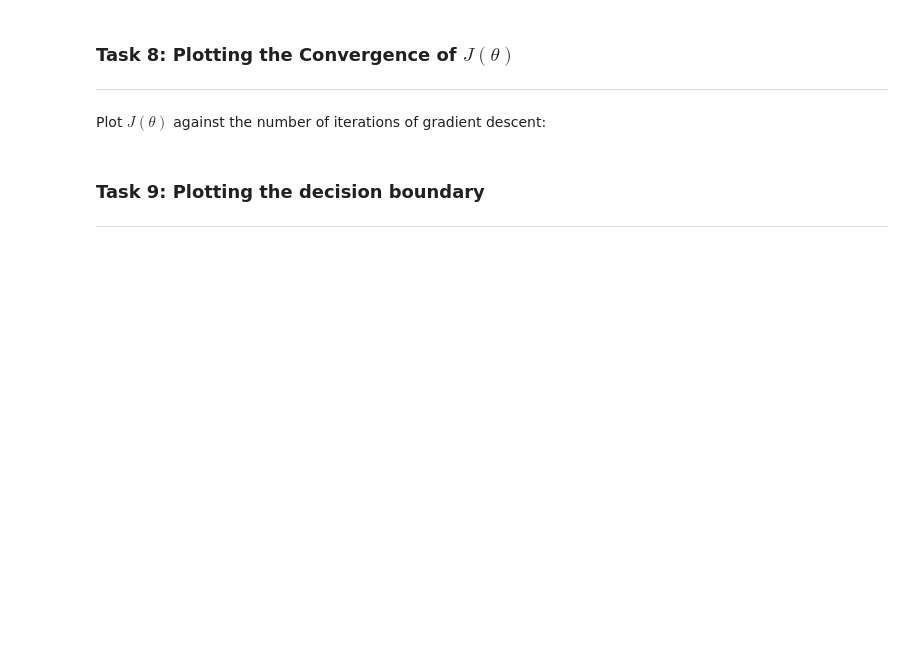
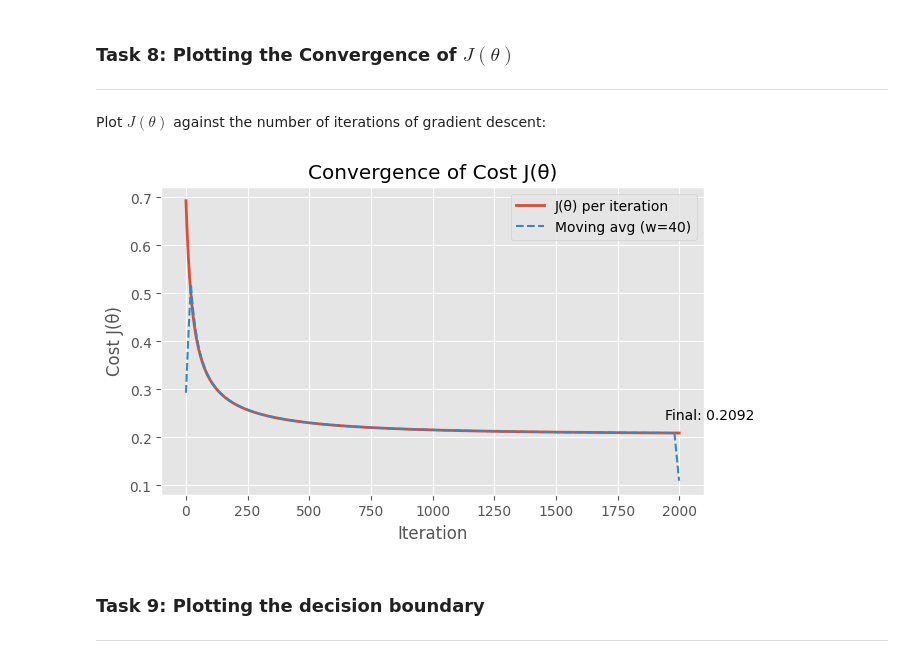
Before and after one commit to rohithuppala-code/ML-AP23110010390, a Jupyter notebook: LAB-4/LAB-4_AP23110010390.ipynb, the cells around one changed output. Cells and saved outputs as stored; diff of their text form; code cells hidden in the pictures; blank space fills up the shorter version.

```diff
--- a/LAB-4/LAB-4_AP23110010390.ipynb
+++ b/LAB-4/LAB-4_AP23110010390.ipynb
@@ -88,6 +347,32 @@ $\theta_j := \theta_j - \alpha \frac{\partial J(\theta)}{\partial \theta_j}$ (si
 ---
 # %% [markdown]
 Plot $J(\theta)$ against the number of iterations of gradient descent:
+# %%
+iters = np.arange(len(history_loss))
+J = np.array(history_loss, dtype=float)
+
+plt.figure(figsize=(7,4))
+plt.plot(iters, J, linewidth=2, label="J(θ) per iteration")
+plt.xlabel("Iteration")
+plt.ylabel("Cost J(θ)")
+plt.title("Convergence of Cost J(θ)")
+plt.grid(True)
+
+# Optional: smoothed (moving-average) curve for readability
+window = max(1, len(J)//50)   # ~2% of length; adjust if you want
+if window > 1:
+    kernel = np.ones(window) / window
+    J_smooth = np.convolve(J, kernel, mode="same")
+    plt.plot(iters, J_smooth, linestyle="--", label=f"Moving avg (w={window})")
+
+# Annotate final value
+plt.annotate(f'Final: {J[-1]:.4f}', xy=(iters[-1], J[-1]),
+             xytext=(-10, 10), textcoords='offset points')
+
+plt.legend()
+plt.show()
+# %% [output]
+[figure, added]
 # %% [markdown]
 ### Task 9: Plotting the decision boundary
 ---
```
Also changed, not shown: parts of 9 cells of this notebook.
